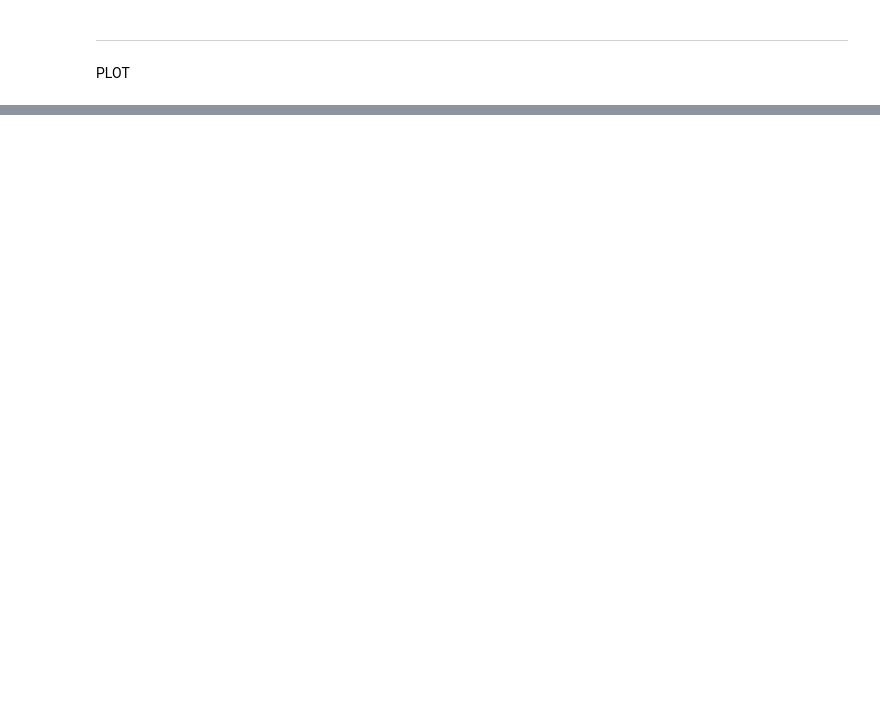
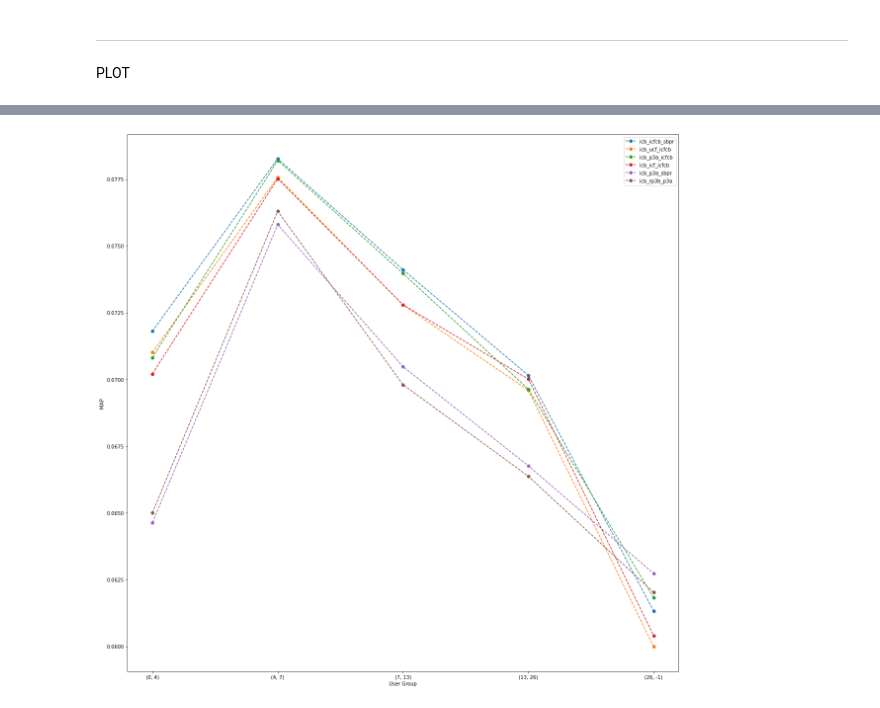
Before and after one commit to fcolombo7/RecSys-2020, a Jupyter notebook: CV_combo_test.ipynb, the cells around one changed output, grey strips where cells are left out. Saved outputs shown, nothing was run; the diff lists cells and outputs as text; code cells hidden in the pictures; blank space fills up the shorter version.

```diff
--- a/CV_combo_test.ipynb
+++ b/CV_combo_test.ipynb
@@ -941,0 +1087,6 @@ pyplot.show()
+# %%
+def check_if_present(key_list, el):
+    for key_val, combo_val in key_list:
+        if key_val == el[0] and combo_val == el[1]:
+            return True
+    return False
@@ -941,0 +1146,27 @@ pyplot.show()
+# %%
+import matplotlib.pyplot as pyplot
+%matplotlib inline
+pyplot.figure(figsize=(20,20))
+for key, isCombo in to_be_plotted:
+    l=[]
+    if isCombo:
+        for combo_dict in MAP_combo_per_group:
+            l.append(combo_dict[key])
+        style = '--o'
+        label = combo_labels['combo'+str(key+1)]
+    """
+    else:
+        for merged_dict in MAP_merged_per_group:
+            l.append(merged_dict[key])
+        style = '--x'
+        label = merged_labels[key]
+        """
+    pyplot.plot(l, style, label = label)
+
+pyplot.xticks(ticks=range(0,len(f_ranges)), labels=f_ranges)
+pyplot.ylabel('MAP')
+pyplot.xlabel('User Group')
+pyplot.legend()
+pyplot.show()
+# %% [output]
+[figure, added]
```
Also changed, not shown: parts of 12 cells of this notebook.
